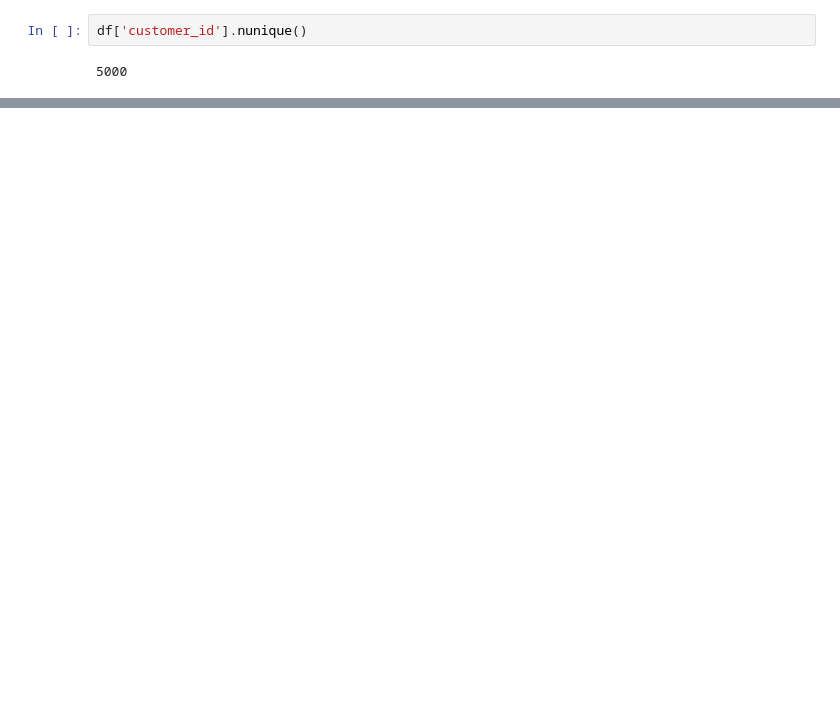
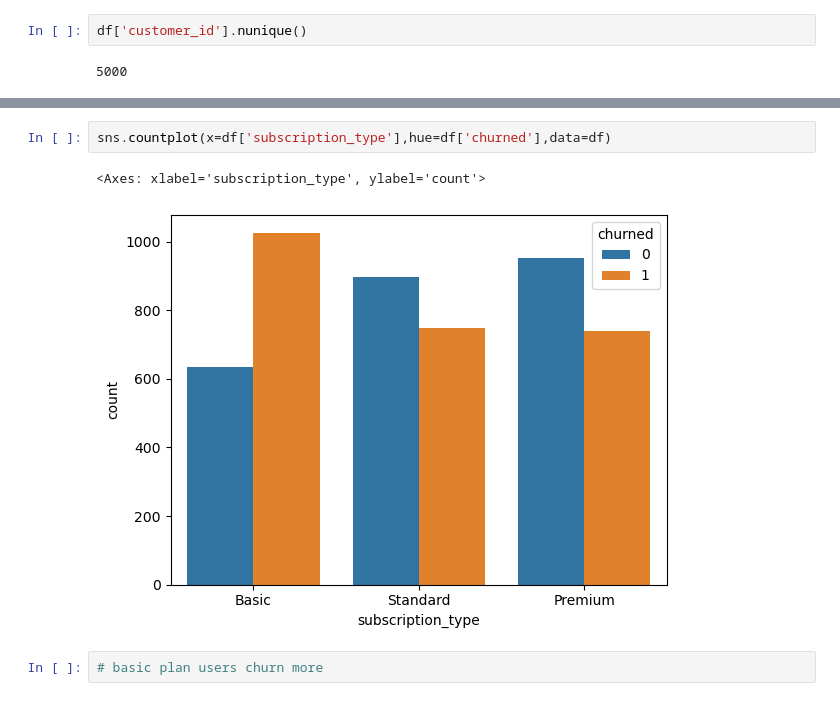
Before and after one commit to kartikkumarofficial/Python, a Jupyter notebook: jupyter/projects/churn_prediction_model/churn_prediction_model.ipynb, the cells around one changed output, grey strips where cells are left out. Saved outputs shown, nothing was run; the diff lists cells and outputs as text; blank space fills up the shorter version.

Commit message:
churn

```diff
--- a/jupyter/projects/churn_prediction_model/churn_prediction_model.ipynb
+++ b/jupyter/projects/churn_prediction_model/churn_prediction_model.ipynb
@@ -27,0 +35,7 @@ df['customer_id'].nunique()
+# %%
+sns.countplot(x=df['subscription_type'],hue=df['churned'],data=df)
+# %% [output]
+<Axes: xlabel='subscription_type', ylabel='count'>
+[figure, added]
+# %%
+# basic plan users churn more
```
Also changed, not shown: parts of 5 cells of this notebook.
